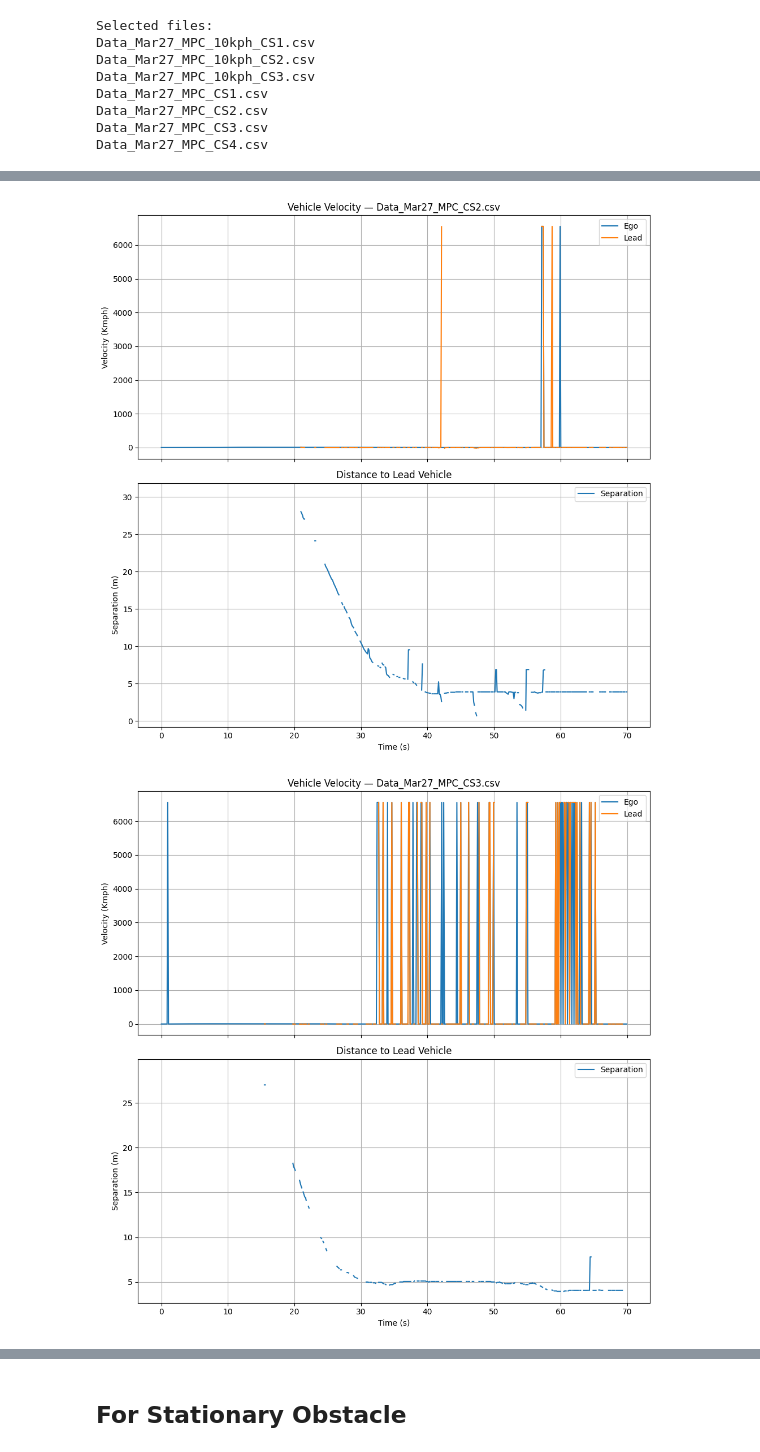
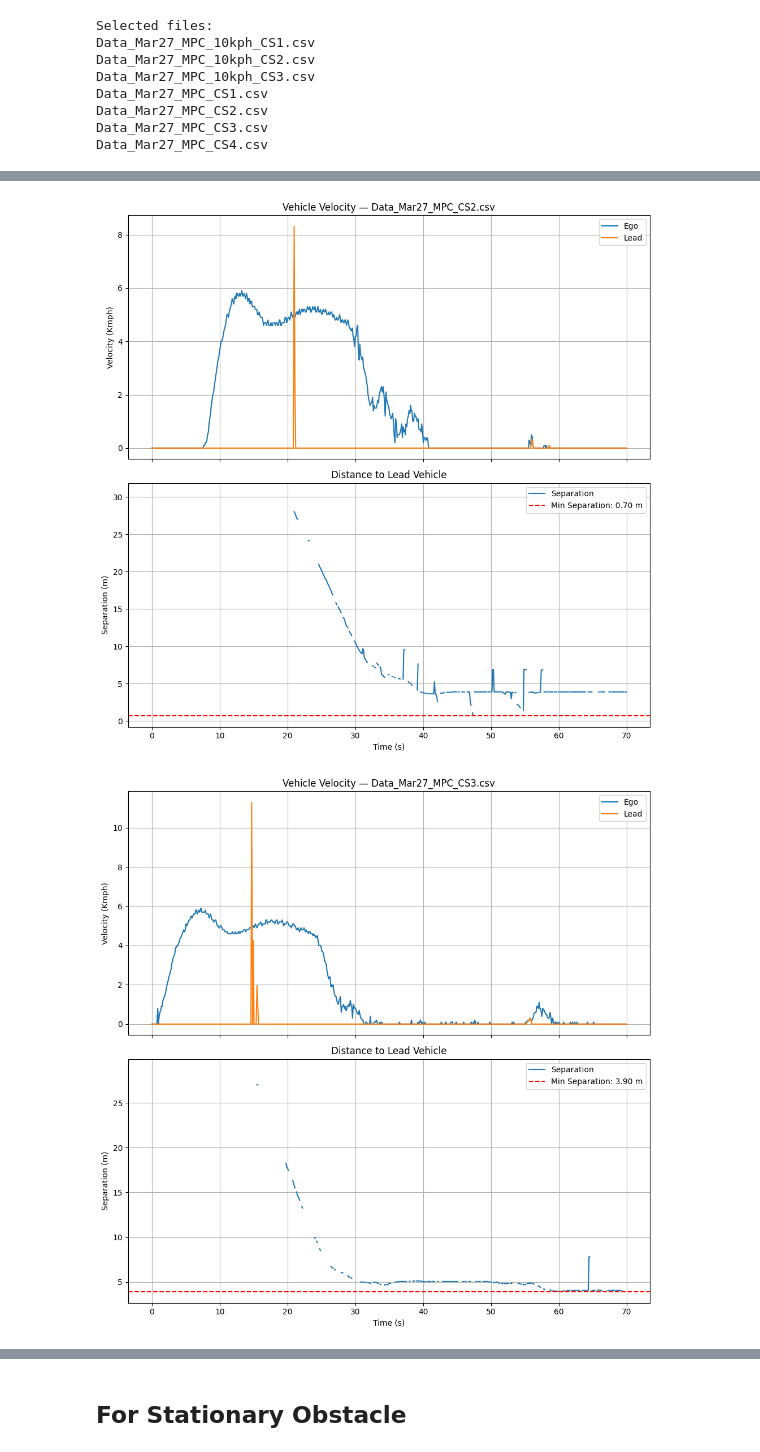
Before and after one commit to Santhosh4888/Adaptive-Cruise-Control, a Jupyter notebook: 9_Vehicle_Testing_Results/Testing_Using_Radar/March27_2026/Data_visualization_MPC.ipynb, the cells around one changed output, grey strips where cells are left out. Cells and saved outputs as stored; diff of their text form; code cells hidden in the pictures.

Commit message:
Added clipping to the raw data as well as the visualizations for the MPC data. Also added a new folder for the auto-logged data from March 30, 2026, and moved the corresponding files into that folder.

```diff
--- a/9_Vehicle_Testing_Results/Testing_Using_Radar/March27_2026/Data_visualization_MPC.ipynb
+++ b/9_Vehicle_Testing_Results/Testing_Using_Radar/March27_2026/Data_visualization_MPC.ipynb
@@ -48,6 +48,10 @@ for file in selected_files:
 
     # normalize time for this file
     df["Time"] = df["Time(s)"] - df["Time(s)"].iloc[0]
+    # Clip garbage velocity values (greater than 50 m/s) to 0
+    df["Ego_Velocity(m/s)"] = df["Ego_Velocity(m/s)"].apply(lambda x: x if x < 10 else 0)
+    if "Obs_Velocity(m/s)" in df.columns:
+        df["Obs_Velocity(m/s)"] = df["Obs_Velocity(m/s)"].apply(lambda x: x if x > 0 and x < 5.6 else 0)
     # convert to km/h (and keep the original m/s if you want)
     df["Ego_Velocity_kmph"] = df["Ego_Velocity(m/s)"] * 3.6
     if "Obs_Velocity(m/s)" in df.columns:
@@ -117,8 +121,11 @@ for file, df in data.items():
         axes[0].plot(df["Time"], df["Obs_Velocity_kmph"], linestyle="-", label="Lead")
 
     # ---- Separation ----
+    min_sep = df["Separation(m)"].min() if "Separation(m)" in df.columns else None
     if "Separation(m)" in df.columns:
         axes[1].plot(df["Time"], df["Separation(m)"], label="Separation")
+        if min_sep is not None:
+            axes[1].axhline(y=min_sep, color="red", linestyle="--", label=f"Min Separation: {min_sep:.2f} m")
 
     axes[0].set_ylabel("Velocity (Kmph)")
     axes[0].set_title(f"Vehicle Velocity — {file}")
@@ -141,2 +148,2 @@ for file, df in data.items():
-[figure, old version]
+[figure, new version]
-[figure, old version]
+[figure, new version]
```
Also changed, not shown: parts of 5 cells of this notebook, 19 other files.
